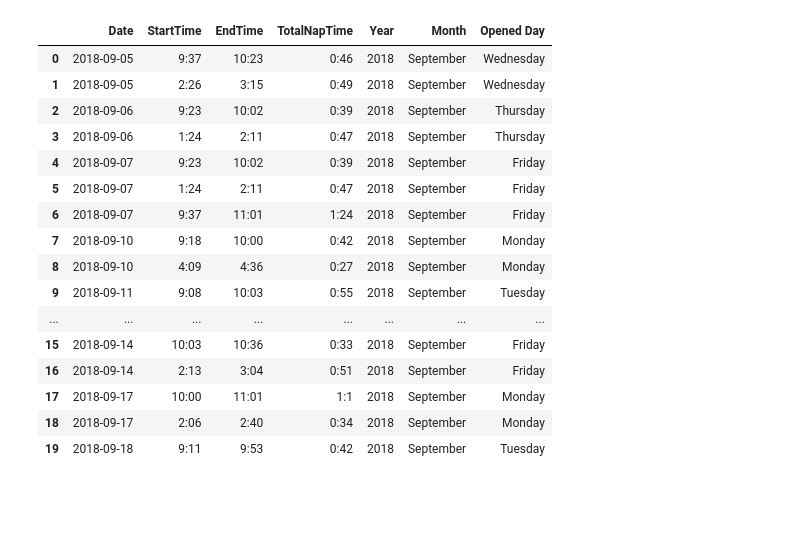
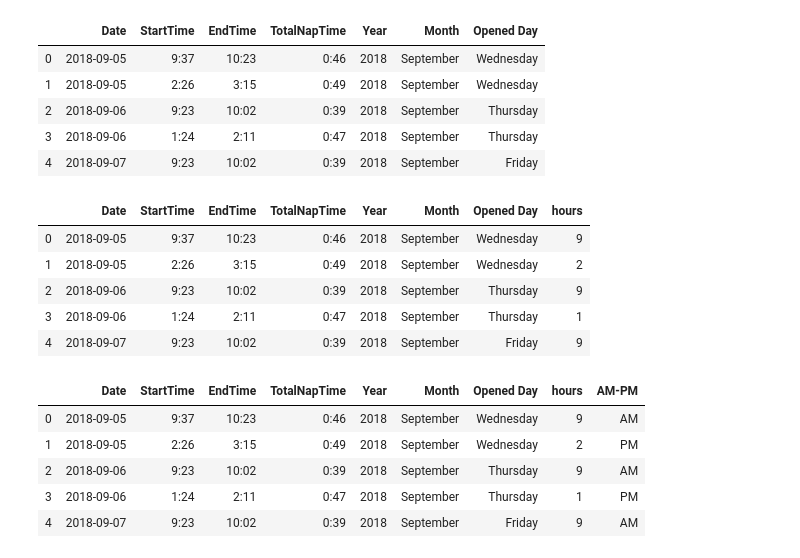
Before and after one commit to munindranath/Tadpole, a Jupyter notebook: Tadpole-Nap.ipynb, the cells around one changed output. Saved outputs shown, nothing was run; the diff lists cells and outputs as text; code cells hidden in the pictures; blank space fills up the shorter version.

```diff
--- a/Tadpole-Nap.ipynb
+++ b/Tadpole-Nap.ipynb
@@ -26,26 +26,24 @@ df['Month'] = df['Date'].dt.month_name()
 # Extract day of week from date.
 df['Opened Day'] = df['Date'].dt.weekday_name
 # %%
-df.head(20)
+df.head()
 #df.dtypes
 # %% [output]
 |  | Date | StartTime | EndTime | TotalNapTime | Year | Month | Opened Day |
 | 0 | 2018-09-05 | 9:37 | 10:23 | 0:46 | 2018 | September | Wednesday |
 | 1 | 2018-09-05 | 2:26 | 3:15 | 0:49 | 2018 | September | Wednesday |
 | 2 | 2018-09-06 | 9:23 | 10:02 | 0:39 | 2018 | September | Thursday |
 | 3 | 2018-09-06 | 1:24 | 2:11 | 0:47 | 2018 | September | Thursday |
 | 4 | 2018-09-07 | 9:23 | 10:02 | 0:39 | 2018 | September | Friday |
-| 5 | 2018-09-07 | 1:24 | 2:11 | 0:47 | 2018 | September | Friday |
-| 6 | 2018-09-07 | 9:37 | 11:01 | 1:24 | 2018 | September | Friday |
-| 7 | 2018-09-10 | 9:18 | 10:00 | 0:42 | 2018 | September | Monday |
-| 8 | 2018-09-10 | 4:09 | 4:36 | 0:27 | 2018 | September | Monday |
-| 9 | 2018-09-11 | 9:08 | 10:03 | 0:55 | 2018 | September | Tuesday |
-| ... | ... | ... | ... | ... | ... | ... | ... |
-| 15 | 2018-09-14 | 10:03 | 10:36 | 0:33 | 2018 | September | Friday |
-| 16 | 2018-09-14 | 2:13 | 3:04 | 0:51 | 2018 | September | Friday |
-| 17 | 2018-09-17 | 10:00 | 11:01 | 1:1 | 2018 | September | Monday |
-| 18 | 2018-09-17 | 2:06 | 2:40 | 0:34 | 2018 | September | Monday |
-| 19 | 2018-09-18 | 9:11 | 9:53 | 0:42 | 2018 | September | Tuesday |
 # %%
 #df['hours']=df['StartTime'].dt.hour
 df['hours']=df['StartTime'].apply(lambda s: int(s.split(':')[0]))
+# %%
+df.head()
+# %% [output]
+|  | Date | StartTime | EndTime | TotalNapTime | Year | Month | Opened Day | hours |
+| 0 | 2018-09-05 | 9:37 | 10:23 | 0:46 | 2018 | September | Wednesday | 9 |
+| 1 | 2018-09-05 | 2:26 | 3:15 | 0:49 | 2018 | September | Wednesday | 2 |
+| 2 | 2018-09-06 | 9:23 | 10:02 | 0:39 | 2018 | September | Thursday | 9 |
+| 3 | 2018-09-06 | 1:24 | 2:11 | 0:47 | 2018 | September | Thursday | 1 |
+| 4 | 2018-09-07 | 9:23 | 10:02 | 0:39 | 2018 | September | Friday | 9 |
@@ -51,0 +52,9 @@ df['hours']=df['StartTime'].apply(lambda s: int(s.split(':')[0]))
+# %%
+df.head()
+# %% [output]
+|  | Date | StartTime | EndTime | TotalNapTime | Year | Month | Opened Day | hours | AM-PM |
+| 0 | 2018-09-05 | 9:37 | 10:23 | 0:46 | 2018 | September | Wednesday | 9 | AM |
+| 1 | 2018-09-05 | 2:26 | 3:15 | 0:49 | 2018 | September | Wednesday | 2 | PM |
+| 2 | 2018-09-06 | 9:23 | 10:02 | 0:39 | 2018 | September | Thursday | 9 | AM |
+| 3 | 2018-09-06 | 1:24 | 2:11 | 0:47 | 2018 | September | Thursday | 1 | PM |
+| 4 | 2018-09-07 | 9:23 | 10:02 | 0:39 | 2018 | September | Friday | 9 | AM |
```
Also changed, not shown: parts of 14 cells of this notebook.
